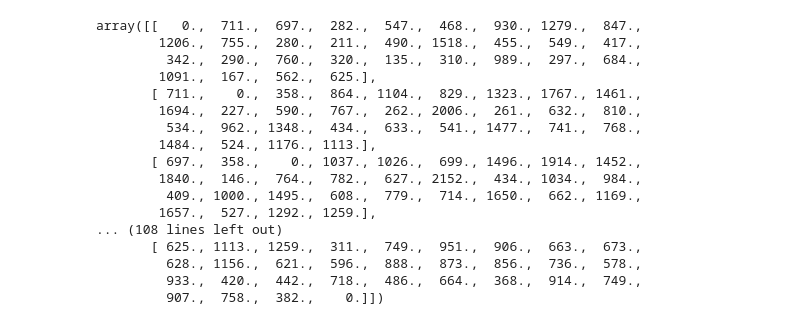
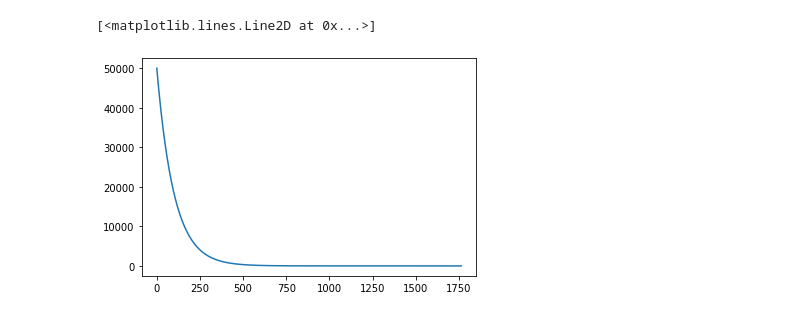
Before and after one commit to AhmadrezaHadi/Artificial-Intelligence-Homeworks, a Jupyter notebook: 2/main.ipynb, the cells around one changed output. Saved outputs shown, nothing was run; the diff lists cells and outputs as text; code cells hidden in the pictures.

```diff
--- a/2/main.ipynb
+++ b/2/main.ipynb
@@ -33,20 +47,5 @@ adj_matrix.shape
 # %%
-adj_matrix
+plt.plot(T_list)
 # %% [output]
-array([[   0.,  711.,  697.,  282.,  547.,  468.,  930., 1279.,  847.,
-        1206.,  755.,  280.,  211.,  490., 1518.,  455.,  549.,  417.,
-         342.,  290.,  760.,  320.,  135.,  310.,  989.,  297.,  684.,
-        1091.,  167.,  562.,  625.],
-       [ 711.,    0.,  358.,  864., 1104.,  829., 1323., 1767., 1461.,
-        1694.,  227.,  590.,  767.,  262., 2006.,  261.,  632.,  810.,
-         534.,  962., 1348.,  434.,  633.,  541., 1477.,  741.,  768.,
-        1484.,  524., 1176., 1113.],
-       [ 697.,  358.,    0., 1037., 1026.,  699., 1496., 1914., 1452.,
-        1840.,  146.,  764.,  782.,  627., 2152.,  434., 1034.,  984.,
-         409., 1000., 1495.,  608.,  779.,  714., 1650.,  662., 1169.,
-        1657.,  527., 1292., 1259.],
-... (108 lines left out)
-       [ 625., 1113., 1259.,  311.,  749.,  951.,  906.,  663.,  673.,
-         628., 1156.,  621.,  596.,  888.,  873.,  856.,  736.,  578.,
-         933.,  420.,  442.,  718.,  486.,  664.,  368.,  914.,  749.,
-         907.,  758.,  382.,    0.]])
+[<matplotlib.lines.Line2D at 0x...>]
+[figure, added]
```
Also changed, not shown: parts of 14 cells of this notebook, 1 other file.
